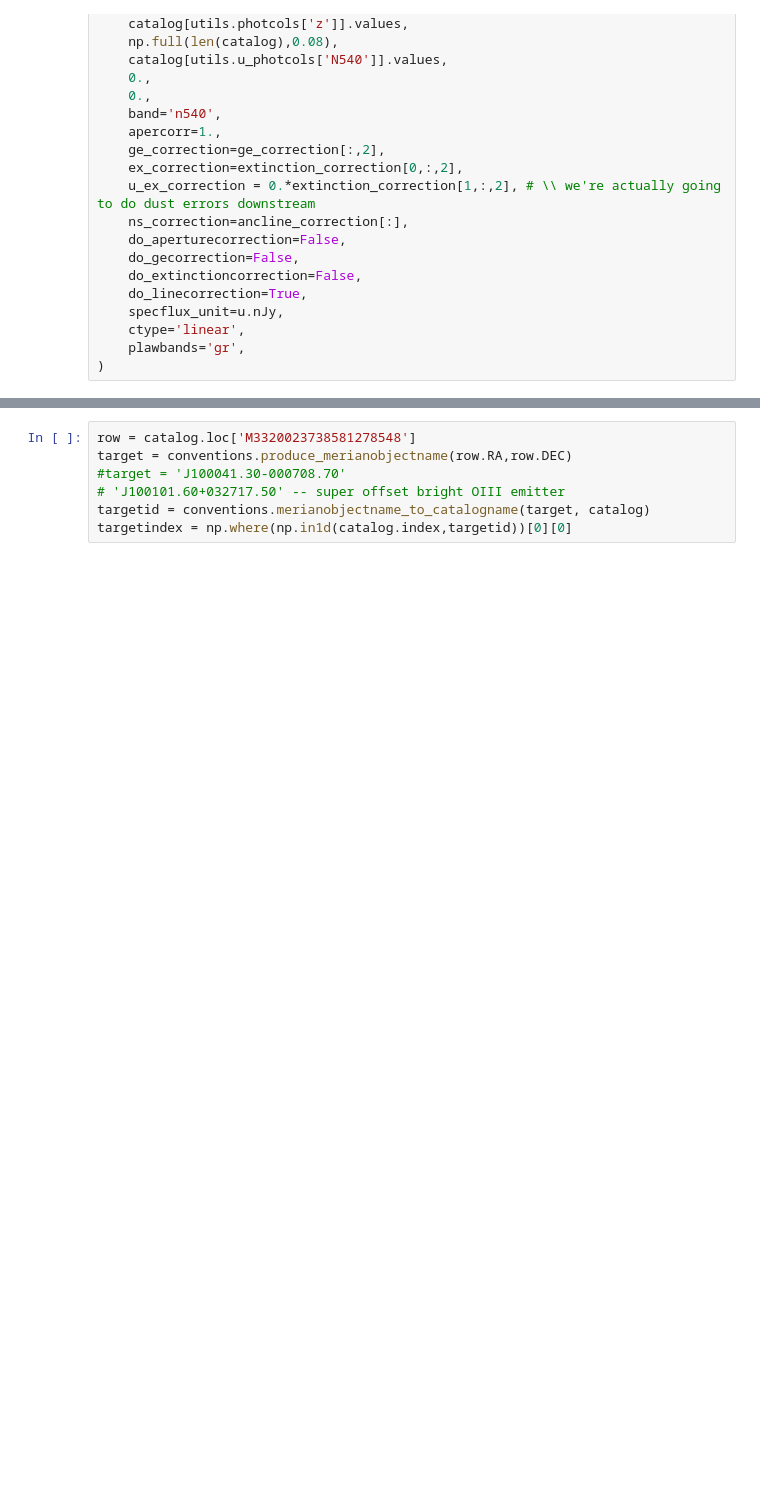
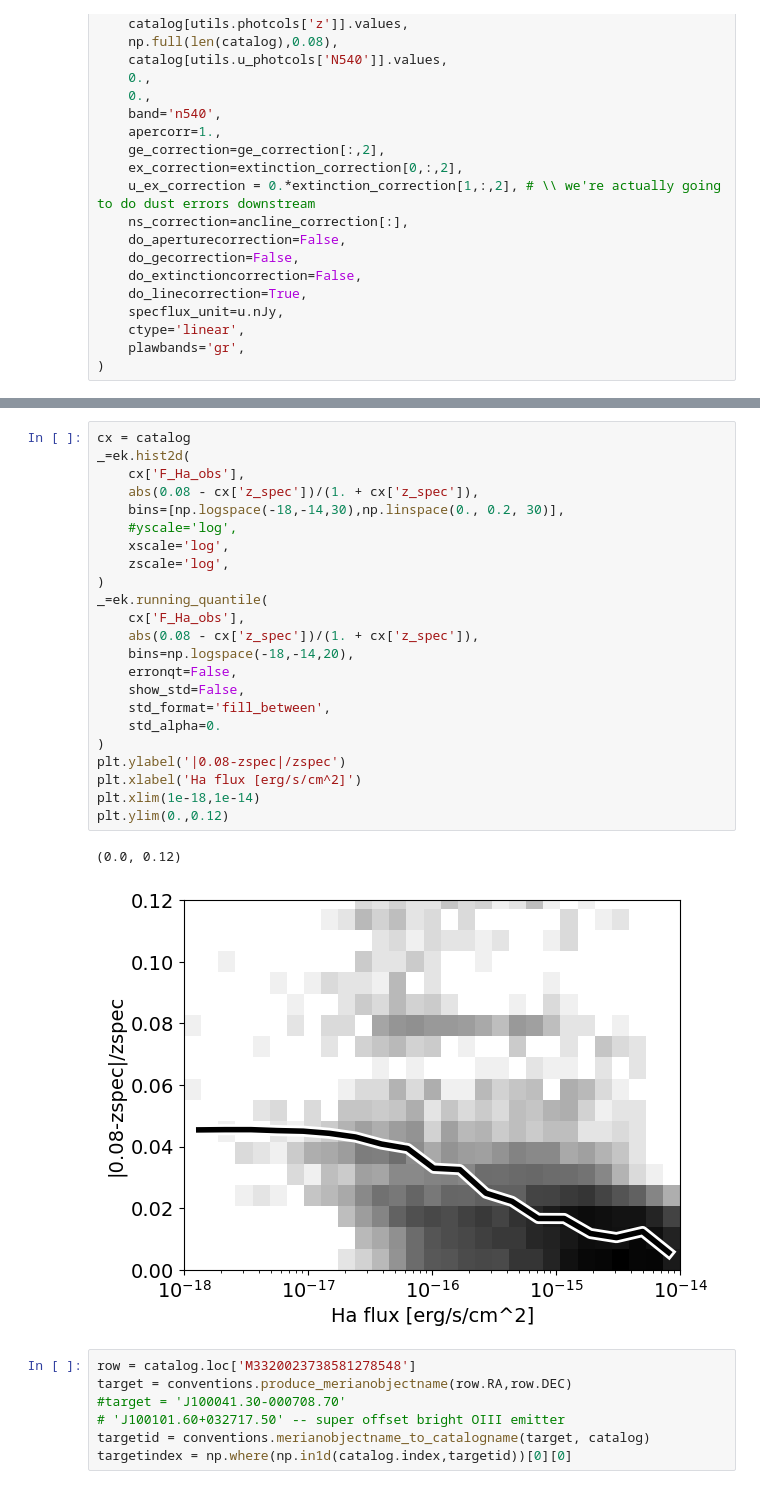
Before and after one commit to ekadofong/pieridae, a Jupyter notebook: notebooks/PixelEmission.ipynb, the cells around one changed output, grey strips where cells are left out. Saved outputs shown, nothing was run; the diff lists cells and outputs as text; blank space fills up the shorter version.

```diff
--- a/notebooks/PixelEmission.ipynb
+++ b/notebooks/PixelEmission.ipynb
@@ -116,3 +178,29 @@ oiii_excess[['RA','DEC']].to_csv('../../pixel_excess/scripts/oiii_excess.txt', i
+# %%
+cx = catalog
+_=ek.hist2d(
+    cx['F_Ha_obs'],
+    abs(0.08 - cx['z_spec'])/(1. + cx['z_spec']),
+    bins=[np.logspace(-18,-14,30),np.linspace(0., 0.2, 30)],
+    #yscale='log',
+    xscale='log',
+    zscale='log',
+)
+_=ek.running_quantile(
+    cx['F_Ha_obs'],
+    abs(0.08 - cx['z_spec'])/(1. + cx['z_spec']),
+    bins=np.logspace(-18,-14,20),
+    erronqt=False,
+    show_std=False,
+    std_format='fill_between',
+    std_alpha=0.
+)
+plt.ylabel('|0.08-zspec|/zspec')
+plt.xlabel('Ha flux [erg/s/cm^2]')
+plt.xlim(1e-18,1e-14)
+plt.ylim(0.,0.12)
+# %% [output]
+(0.0, 0.12)
+[figure, added]
 # %%
 row = catalog.loc['M3320023738581278548']
 target = conventions.produce_merianobjectname(row.RA,row.DEC)
```
Also changed, not shown: parts of 12 cells of this notebook, 3 other files.
